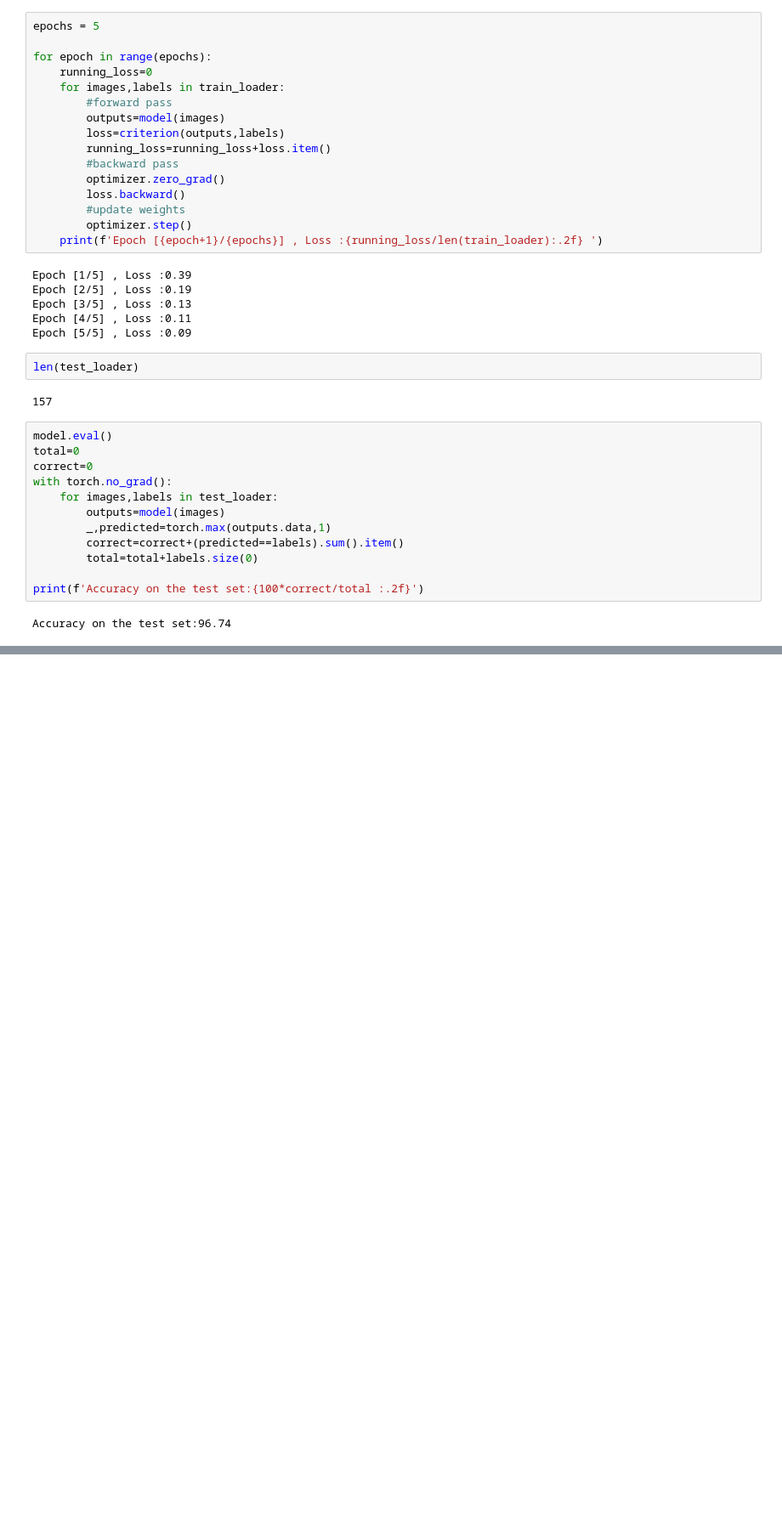
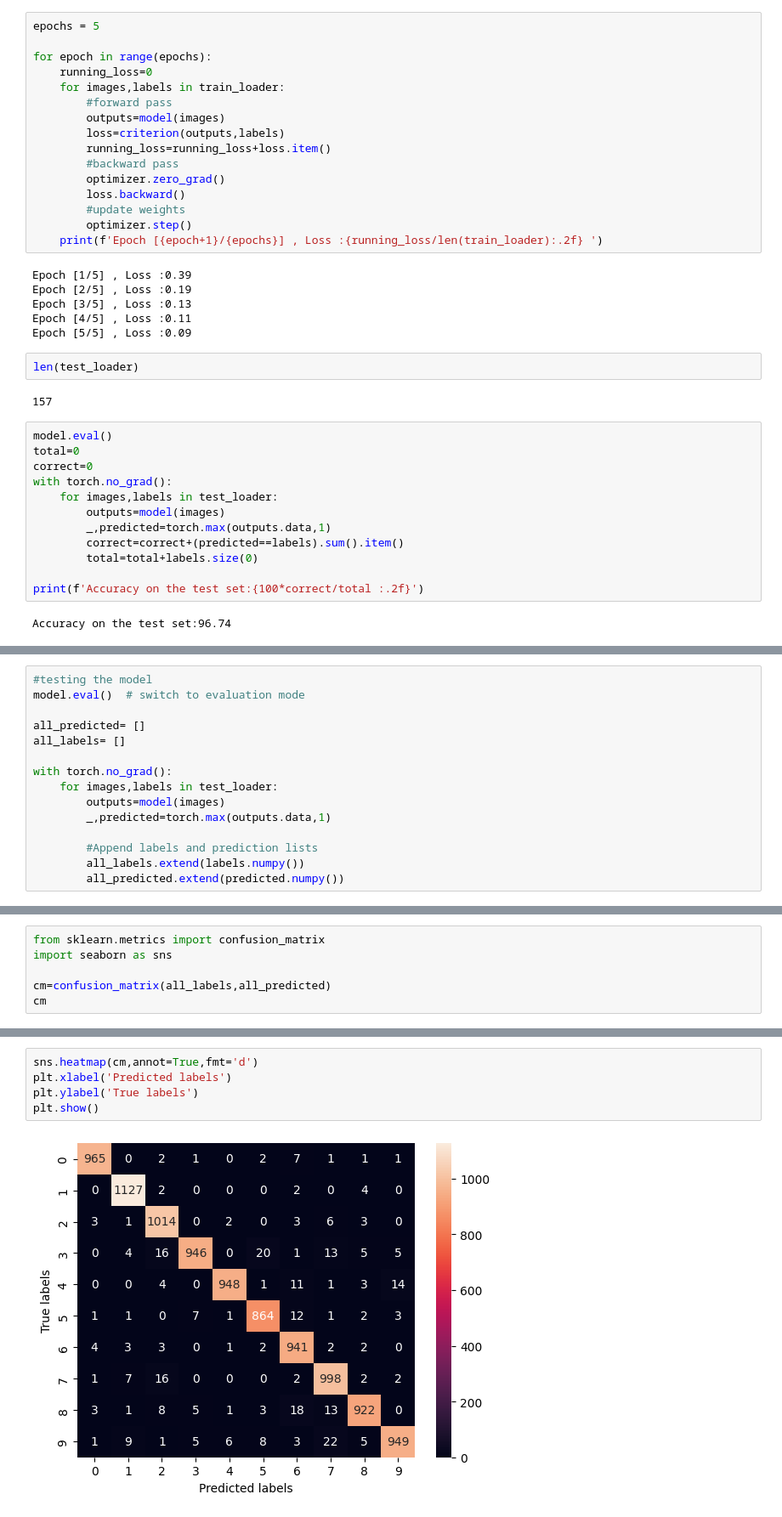
Before and after one commit to VirajBuwaneka/Deep-Learning, a Jupyter notebook: Neural Networks in Pytorch/Hand Written Digit Classification/classification.ipynb, the cells around one changed output, grey strips where cells are left out. Shown at 85% size. Saved outputs shown, nothing was run; the diff lists cells and outputs as text; blank space fills up the shorter version.

Commit message:
confussion matrix

```diff
--- a/Neural Networks in Pytorch/Hand Written Digit Classification/classification.ipynb
+++ b/Neural Networks in Pytorch/Hand Written Digit Classification/classification.ipynb
@@ -123,0 +126,15 @@ Accuracy on the test set:96.74
+# %%
+#testing the model
+model.eval()  # switch to evaluation mode
+
+all_predicted= []
+all_labels= []
+
+with torch.no_grad():
+    for images,labels in test_loader:
+        outputs=model(images)
+        _,predicted=torch.max(outputs.data,1)
+
+        #Append labels and prediction lists
+        all_labels.extend(labels.numpy())
+        all_predicted.extend(predicted.numpy())
@@ -123,0 +163,6 @@ Accuracy on the test set:96.74
+# %%
+from sklearn.metrics import confusion_matrix
+import seaborn as sns
+
+cm=confusion_matrix(all_labels,all_predicted)
+cm
@@ -123,0 +181,7 @@ Accuracy on the test set:96.74
+# %%
+sns.heatmap(cm,annot=True,fmt='d')
+plt.xlabel('Predicted labels')
+plt.ylabel('True labels')
+plt.show()
+# %% [output]
+[figure, added]
```
Also changed, not shown: parts of 3 cells of this notebook.
